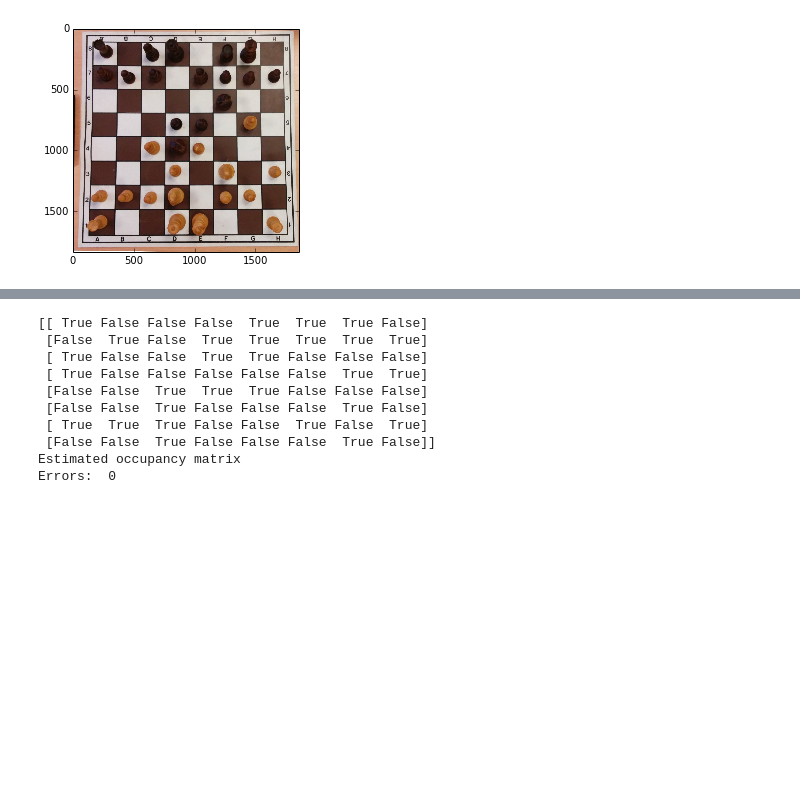
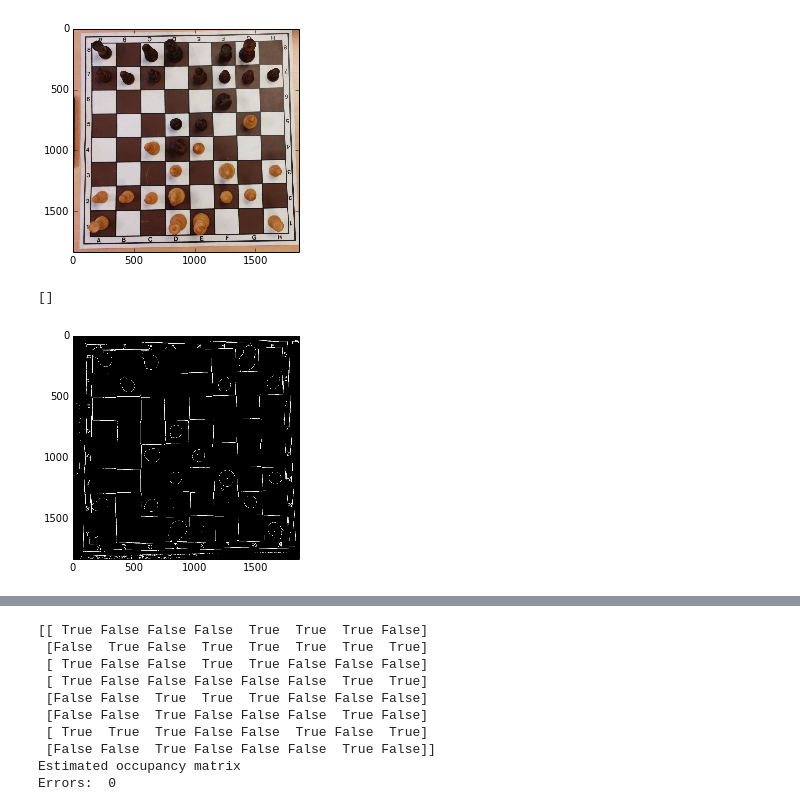
Before and after one commit to superwhoopy/chessreader, a Jupyter notebook: imgprocessor/chess_vision_experiments.ipynb, the cells around one changed output, grey strips where cells are left out. Drawn from its saved outputs; the diff is of its cells as text; code cells hidden in the pictures; blank space fills up the shorter version.

```diff
--- a/imgprocessor/chess_vision_experiments.ipynb
+++ b/imgprocessor/chess_vision_experiments.ipynb
@@ -40,6 +40,50 @@ plt.imshow(image, cmap=plt.cm.gray)
 plt.show()
 # %% [output]
 [figure]
+# %%
+from skimage.filters import roberts, sobel, scharr, prewitt
+# fig, axes = plt.subplots(nrows=1, ncols=3)
+# for i in range(3):
+#     axes[i].imshow(image[:,:,i], cmap=plt.cm.gray)
+#     axes[i].axis('off')
+# plt.plot()
+
+# img_hsv = color.convert_colorspace(image, 'RGB', 'HSV')
+# for i in range(3):
+#     axes[i].imshow(img_hsv[:,:,i], cmap=plt.cm.gray)
+#     axes[i].axis('off')
+# plt.plot()
+
+# so far nicest picture is equalize_hist(color.rgb2gray)
+# plt.imshow(exposure.equalize_hist(color.rgb2gray(image)), cmap=plt.cm.gray)
+# plt.imshow(exposure.equalize_hist(img_hsv[:,:,0]), cmap=plt.cm.gray)
+
+from skimage.morphology import disk, square
+from skimage.filters import threshold_otsu, rank
+from skimage.util import img_as_ubyte
+
+gray_image_u = img_as_ubyte(exposure.equalize_hist(color.rgb2gray(image)))
+threshold_global_otsu = threshold_otsu(gray_image_u)
+global_otsu = gray_image_u >= threshold_global_otsu
+# plt.imshow(global_otsu, cmap=plt.cm.gray)
+# plt.plot()
+img_canny = feature.canny(global_otsu, 0)
+# plt.imshow(feature.canny(global_otsu, 1), cmap=plt.cm.gray)
+plt.imshow(prewitt(global_otsu), cmap=plt.cm.gray)
+plt.plot()
+
+# radius = 100
+# selem = disk(radius)
+
+# local_otsu = rank.otsu(gray_image_u, selem)
+# local_otsu_image = gray_image_u >= local_otsu
+# plt.imshow(local_otsu_image, cmap=plt.cm.gray)
+# plt.plot()
+
+# plt.imshow(feature.canny(local_otsu_image, 2), cmap=plt.cm.gray)
+# %% [output]
+[]
+[figure, added]
 # %%
 # play around with different transformations
 img_hsv = color.convert_colorspace(image, 'RGB', 'HSV')
```
Also changed, not shown: parts of 3 cells of this notebook, 1 other file.
